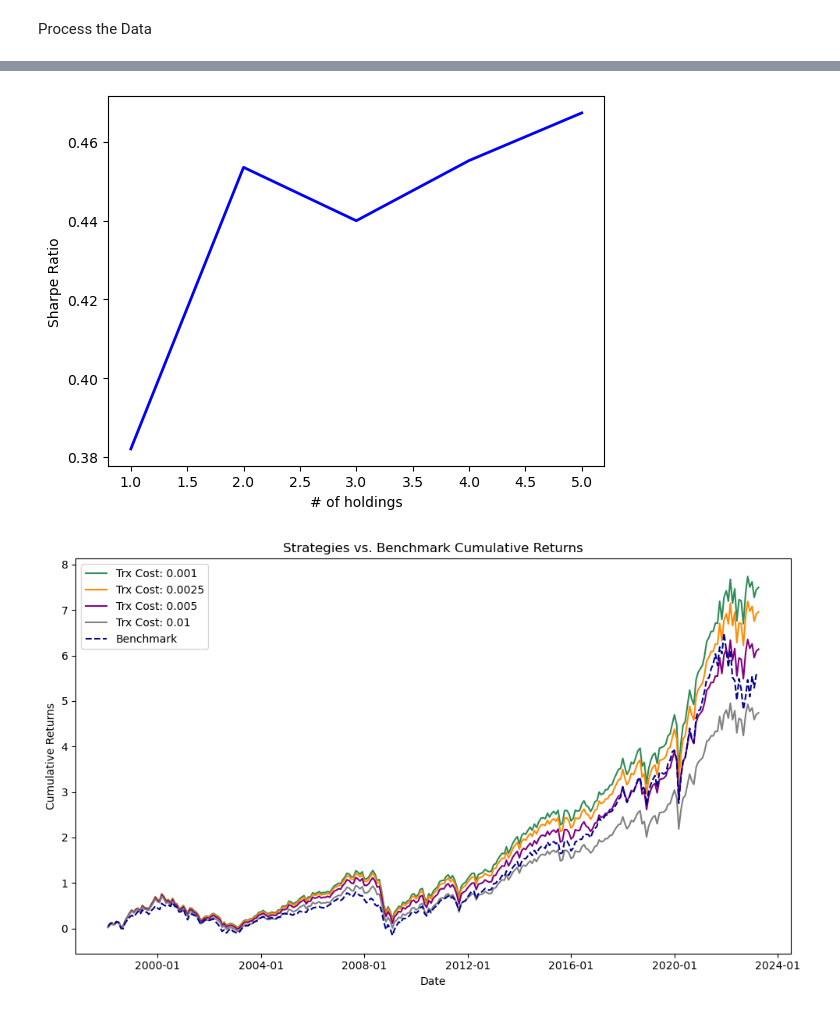
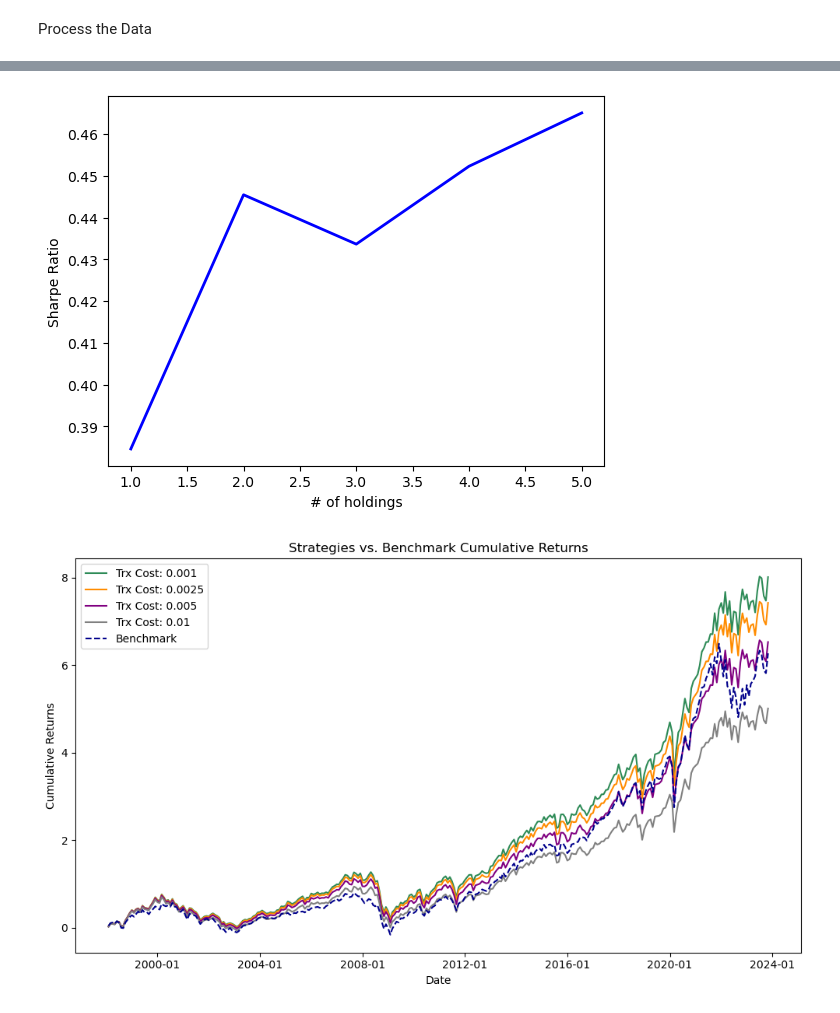
Before and after one commit to fabian-mugrauer/SPX-Industry-Momentum, a Jupyter notebook: notebooks/SPX_Industry_Momentum.ipynb, the cells around one changed output, grey strips where cells are left out. Saved outputs shown, nothing was run; the diff lists cells and outputs as text; code cells hidden in the pictures.

```diff
--- a/notebooks/SPX_Industry_Momentum.ipynb
+++ b/notebooks/SPX_Industry_Momentum.ipynb
@@ -228,2 +225,2 @@ RobustnessCheckColor = 'blue'
 # %%
-xsReturns_TC, totalReturns_TC, weights = momentum.backtest_momentum(returns_m, rf_m, lookback_period_start, lookback_period_end, holding_period, startMonth, nLong, nShort, trx_cost)
+xsReturns_TC, totalReturns_TC, weights = momentum.backtest_momentum(Sectors_returns_m, rf_d_monthly, lookback_period_start, lookback_period_end, holding_period, startMonth, nLong, nShort, trx_cost)
@@ -262,8 +265,8 @@ sharpRatio_mom_lb_loop = [0] * len(lookback_period_loop)
 
 # Iterate over the lookback periods
 for i, lb_period in enumerate(lookback_period_loop):
-    xsReturns_mom_TC_lb, _, _ = momentum.backtest_momentum(returns_m, rf_m, lb_period, lookback_period_end, holding_period, startMonth, nLong, nShort, trx_cost)
-    _, _, _, sharpRatio_mom, _, _, _, _, _, _, _, _ = summarizePerformance(xsReturns_mom_TC_lb, rf_d_monthly, returns_SPX_monthly, 12, startMonth, "Momentum")
+    xsReturns_mom_TC_lb, _, _ = momentum.backtest_momentum(Sectors_returns_m, rf_d_monthly, lb_period, lookback_period_end, holding_period, startMonth, nLong, nShort, trx_cost)
+    _, _, _, sharpRatio_mom, _, _, _, _, _, _, _, _ = summarizePerformance(xsReturns_mom_TC_lb, rf_d_monthly, SPXT_returns_m, 12, startMonth, "Momentum")
 
     sharpRatio_mom_lb_loop[i] = sharpRatio_mom
 
@@ -283,8 +286,8 @@ sharpRatio_investment_horizon_loop = [0] * len(investment_horizon_loop)
 # Iterate over the investment horizons
 for i, inv_horizon in enumerate(investment_horizon_loop):
     # Based on your MATLAB code, lookback period start is fixed at 9, lookback period end is fixed at 1
-    xsReturns_mom_TC_IH, _, _ = momentum.backtest_momentum(returns_m, rf_m, lb_period, lookback_period_end, inv_horizon, startMonth, nLong, nShort, trx_cost)
-    _, _, _, sharpRatio_mom, _, _, _, _, _, _, _, _= summarizePerformance(xsReturns_mom_TC_IH, rf_d_monthly, returns_SPX_monthly, 12, startMonth, 'mom_inv_horizon')
+    xsReturns_mom_TC_IH, _, _ = momentum.backtest_momentum(Sectors_returns_m, rf_d_monthly, lb_period, lookback_period_end, inv_horizon, startMonth, nLong, nShort, trx_cost)
+    _, _, _, sharpRatio_mom, _, _, _, _, _, _, _, _= summarizePerformance(xsReturns_mom_TC_IH, rf_d_monthly, SPXT_returns_m, 12, startMonth, 'mom_inv_horizon')
 
     sharpRatio_investment_horizon_loop[i] = sharpRatio_mom
 
@@ -304,8 +307,8 @@ sharpRatio_holdings_loop = [0] * len(holdings_loop)
 # Iterate over the investment horizons
 for i, holdings in enumerate(holdings_loop):
     # Based on your MATLAB code, lookback period start is fixed at 9, lookback period end is fixed at 1
-    xsReturns_mom_TC_holdings, _, _ = momentum.backtest_momentum(returns_m, rf_m, lb_period, lookback_period_end, inv_horizon, startMonth, holdings, nShort, trx_cost)
-    _, _, _, sharpRatio_mom, _, _, _, _, _, _, _, _ = summarizePerformance(xsReturns_mom_TC_holdings, rf_d_monthly, returns_SPX_monthly, 12, startMonth, 'mom_inv_horizon')
+    xsReturns_mom_TC_holdings, _, _ = momentum.backtest_momentum(Sectors_returns_m, rf_d_monthly, lb_period, lookback_period_end, inv_horizon, startMonth, holdings, nShort, trx_cost)
+    _, _, _, sharpRatio_mom, _, _, _, _, _, _, _, _ = summarizePerformance(xsReturns_mom_TC_holdings, rf_d_monthly, SPXT_returns_m, 12, startMonth, 'mom_inv_horizon')
 
     sharpRatio_holdings_loop[i] = sharpRatio_mom
 
@@ -316,22 +319,22 @@ plt.xlabel("# of holdings")
 plt.ylabel("Sharpe Ratio")
 plt.show()
 # %% [output]
-[figure, old version]
+[figure, new version]
 # %%
 tx_costs = [0.001, 0.0025, 0.005, 0.01]
 total_returns_tx_costs = []
 labels = []
 
 for trx_cost in tx_costs:
     _, totalReturns_TC, _ = momentum.backtest_momentum(
-        returns_m, rf_m, lookback_period_start, lookback_period_end,
+        Sectors_returns_m, rf_d_monthly, lookback_period_start, lookback_period_end,
         holding_period, startMonth, nLong, nShort, trx_cost
     )
     # Storing the total returns in a list
     total_returns_tx_costs.append(totalReturns_TC)
     # Creating corresponding labels
     labels.append(f'Trx Cost: {trx_cost}')
 
-plot_strategies_with_benchmark(dates4plot, total_returns_tx_costs, returns_SPX_monthly, labels, startMonth)
+plot_strategies_with_benchmark(dates4plot, total_returns_tx_costs, SPXT_returns_m, labels, startMonth)
 # %% [output]
-[figure, old version]
+[figure, new version]
```
Also changed, not shown: parts of 22 cells of this notebook, 1 other file.
